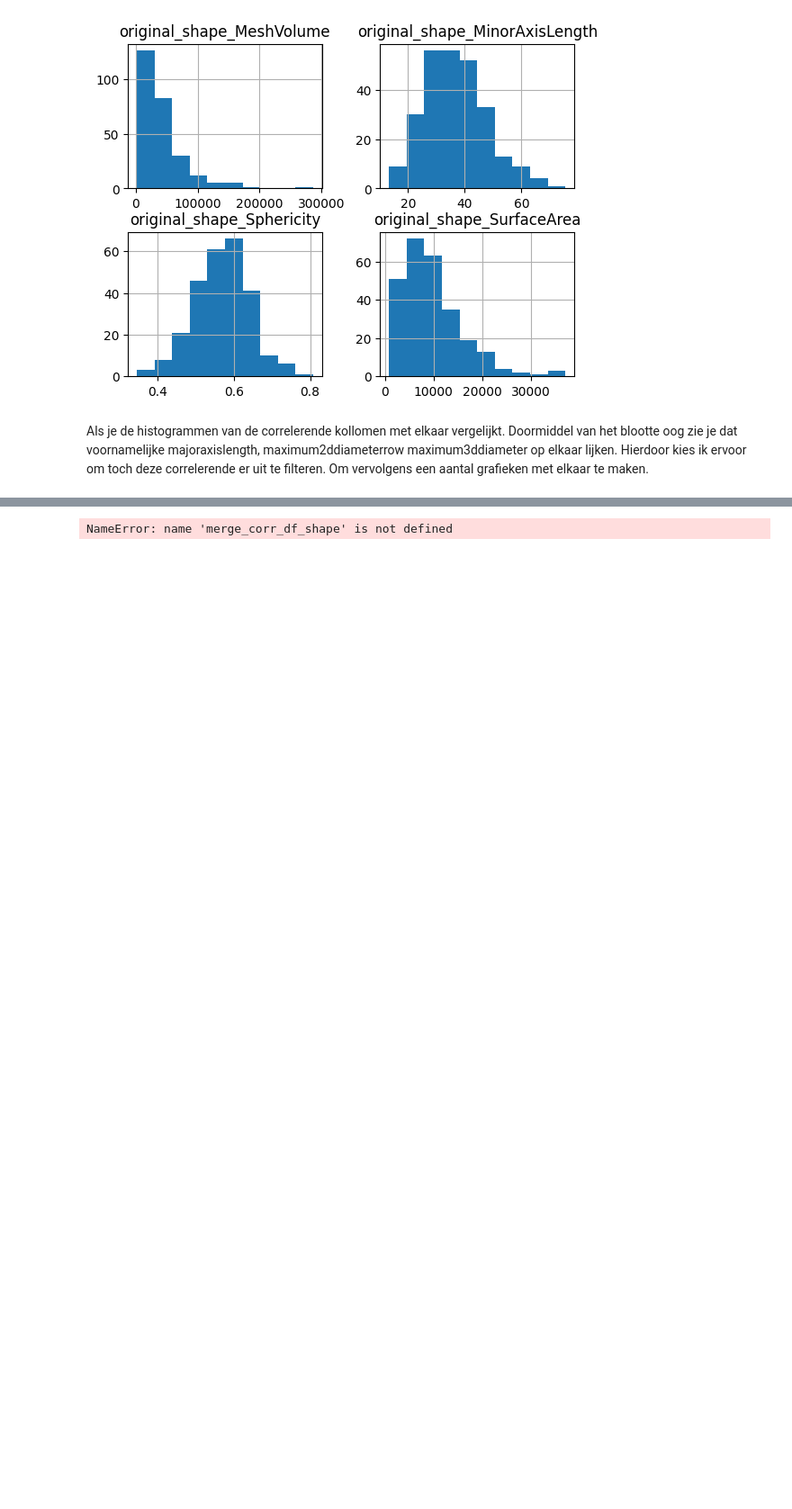
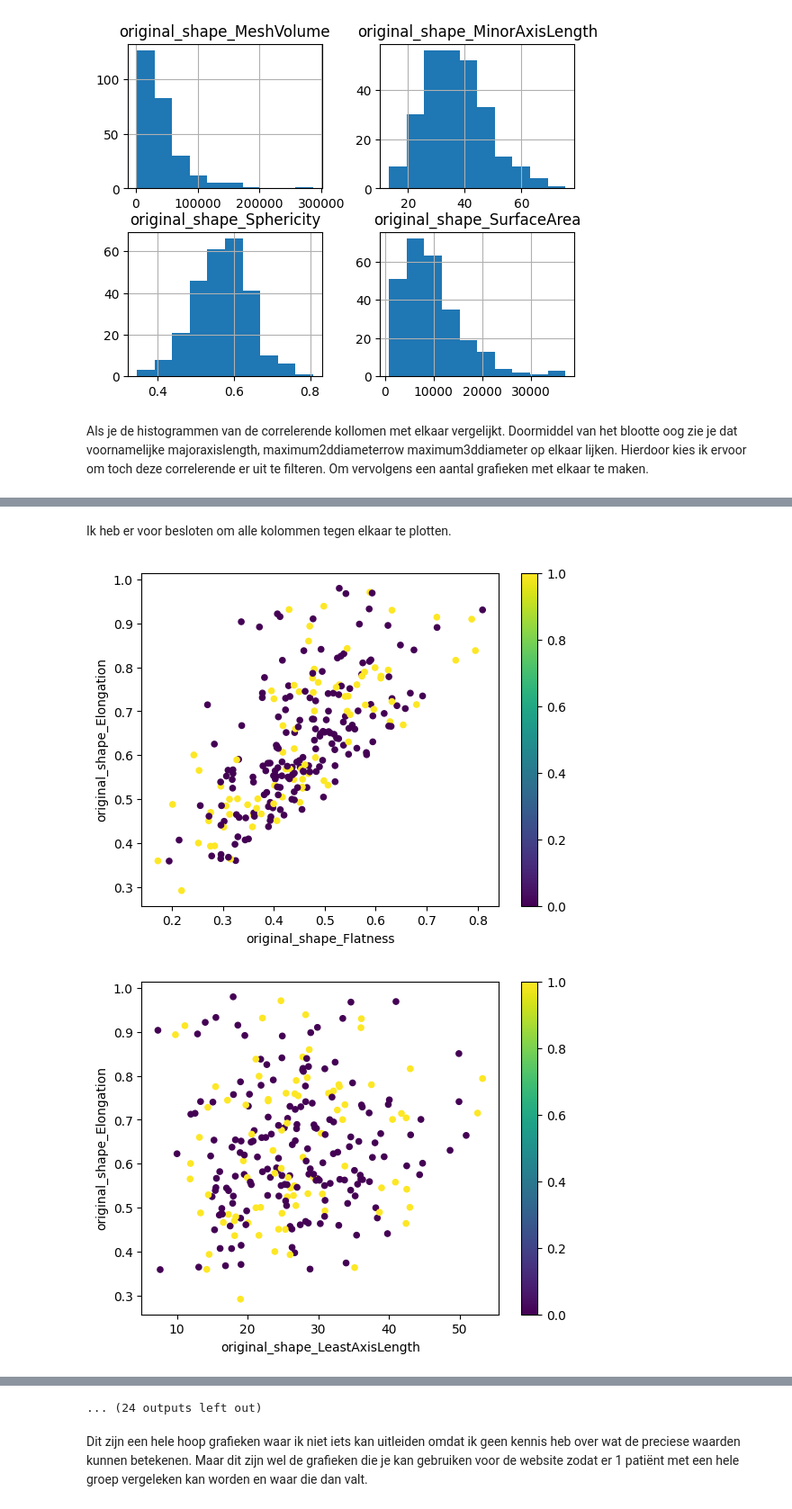
Before and after one commit to Larissavf/DD-radiomics, a Jupyter notebook: analyse/EDA_radionomics.ipynb, the cells around one changed output, grey strips where cells are left out. Shown at 90% size. Cells and saved outputs as stored; diff of their text form; code cells hidden in the pictures; blank space fills up the shorter version.

```diff
--- a/analyse/EDA_radionomics.ipynb
+++ b/analyse/EDA_radionomics.ipynb
@@ -227,12 +231,29 @@ merge_corr_df_shape
+# %% [markdown]
+Ik heb er voor besloten om alle kolommen tegen elkaar te plotten.
 # %%
-stop = False
-columns= []
 
-for column in merge_corr_df_shape:
-    if column == "Age at diagnosis":
-        stop = True
-    if stop == False:
-        columns.append(column)
-        for column2 in columns:
-            merge_corr_df_shape.plot.scatter(column, column2, color="Status")
+def make_graph(group_name, df):
+    stop = False
+    columns= []
+    colors= {}
+    numb=0
+    #make color for graph
+    for color in set(df[group_name]):
+        colors[color]=numb
+        numb += 1
+    df = df.replace(colors)
+
+    for column in df:
+        if column == "Age at diagnosis":
+            stop = True
+        if stop == False:
+            columns.append(column)
+
+            for column2 in columns:
+                if column != column2:
+                    df.plot.scatter(column, column2, color=df[group_name], colormap='viridis')
+
+make_graph('Status', merge_corr_df_shape)
 # %% [output]
+[figure, added]
+[figure, added]
@@ -239 +270,3 @@ for column in merge_corr_df_shape:
-NameError: name 'merge_corr_df_shape' is not defined
+... (24 outputs left out)
+# %% [markdown]
+Dit zijn een hele hoop grafieken waar ik niet iets kan uitleiden omdat ik geen kennis heb over wat de preciese waarden kunnen betekenen. Maar dit zijn wel de grafieken die je kan gebruiken voor de website zodat er 1 patiënt met een hele groep vergeleken kan worden en waar die dan valt.
```
Also changed, not shown: parts of 5 cells of this notebook, 1 other file.
